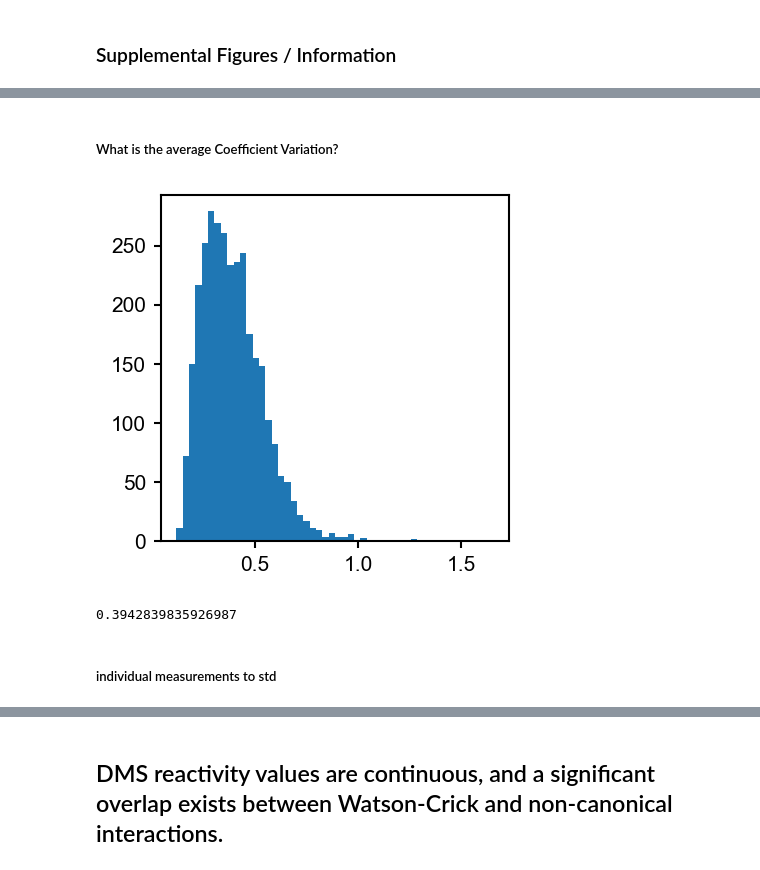
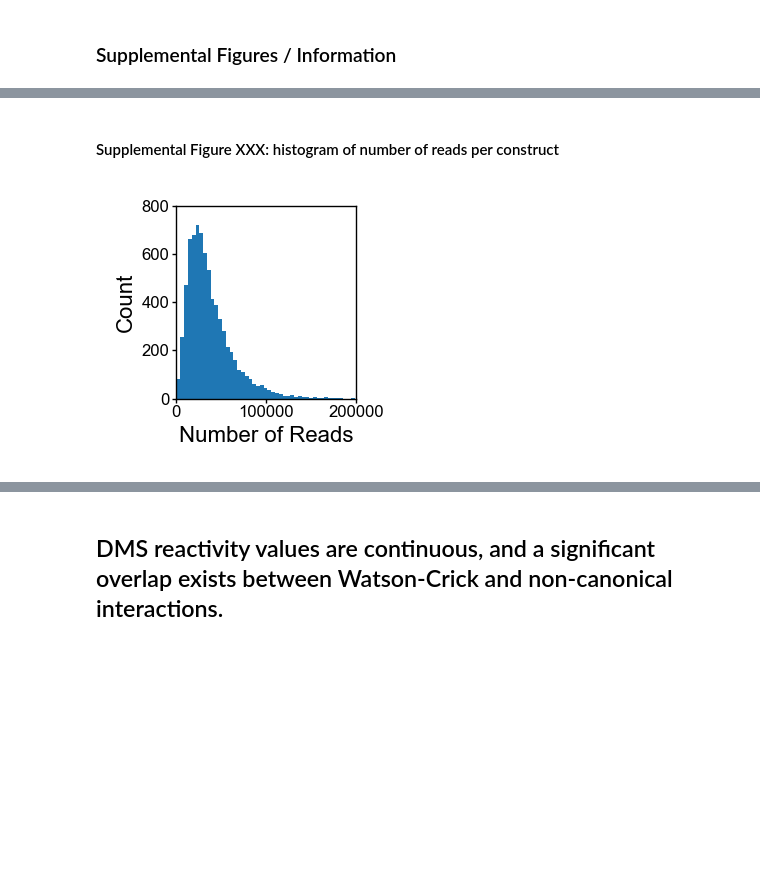
Before and after one commit to YesselmanLabPublications/2025_char_3d_struct_features, a Jupyter notebook: notebooks/manuscript_outline.ipynb, the cells around one changed output, grey strips where cells are left out. Saved outputs shown, nothing was run; the diff lists cells and outputs as text; code cells hidden in the pictures; blank space fills up the shorter version.

```diff
--- a/notebooks/manuscript_outline.ipynb
+++ b/notebooks/manuscript_outline.ipynb
@@ -284,18 +303,13 @@ plt.hist(df["num_aligned"], bins=100)
-# %% [markdown]
-##### What is the average Coefficient Variation?
-# %%
-data = []
-for i, group in df_residue.groupby(["r_loc_pos", "m_sequence"]):
-    data.append(group["r_data"].std() / group["r_data"].mean())
-
-fig, ax = plt.subplots(figsize=(3, 3))
-plt.hist(data, bins=50)
-publication_style_ax(ax)
-# %% [output]
-[figure, removed]
-# %%
-np.mean(data)
-# %% [output]
-0.3942839835926987
-# %% [markdown]
-##### individual measurements to std
+# %% [markdown]
+#### Supplemental Figure XXX: histogram of number of reads per construct
+# %%
+fig, ax = plt.subplots(figsize=(1.50, 1.25), dpi=200)
+plt.hist(df_construct["num_aligned"], bins=100)
+ax.set_xlabel("Number of Reads", labelpad=2)
+ax.set_ylabel("Count", labelpad=2)
+ax.set_xlim([0, 200000])
+ax.set_xticks([0, 100000, 200000])
+ax.set_yticks(range(0, 1000, 200))
+format_small_plot(ax)
+# %% [output]
+[figure, added]
```
Also changed, not shown: parts of 15 cells of this notebook, 8 other files.
